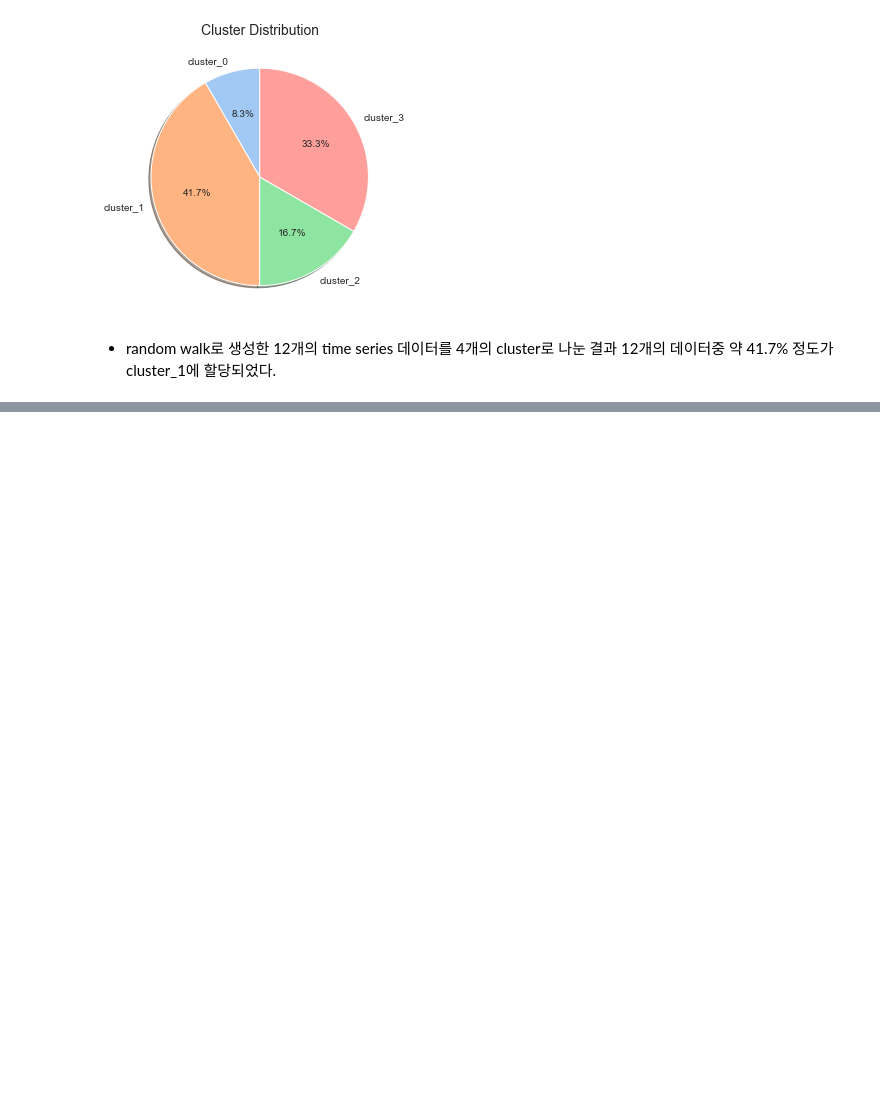
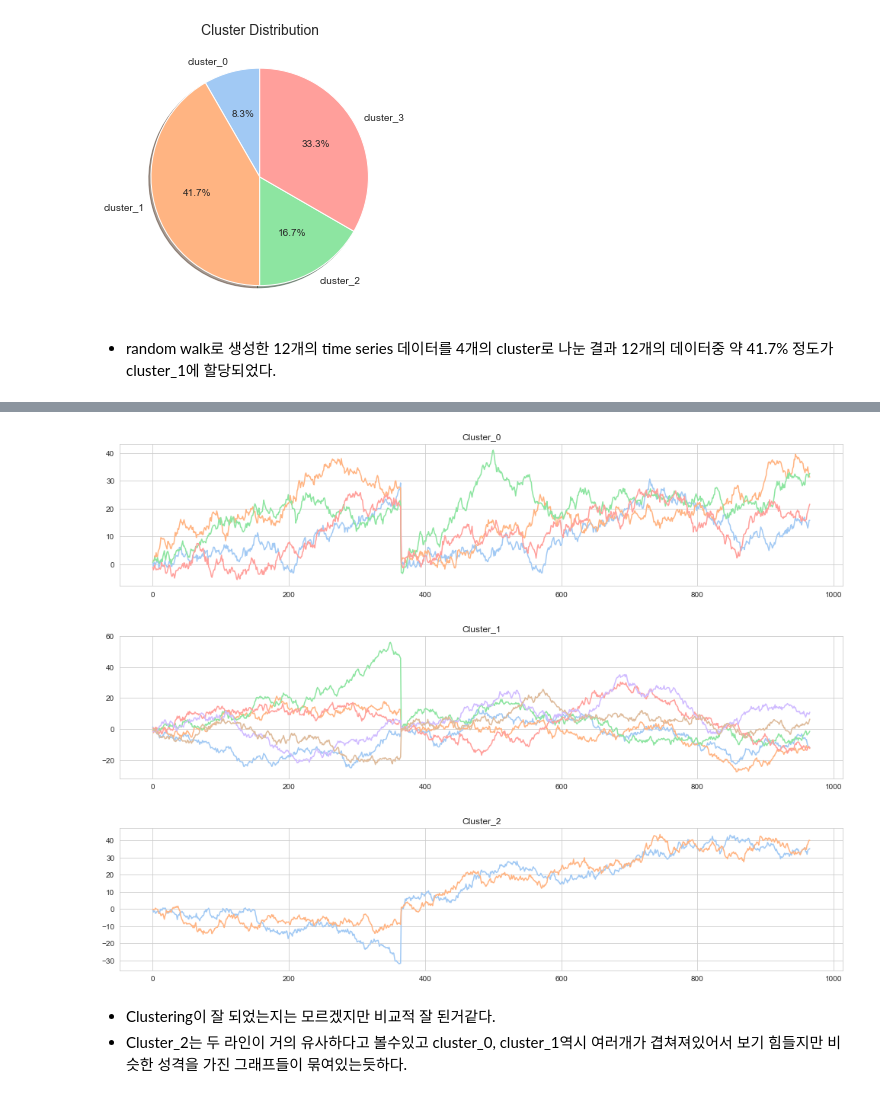
Before and after one commit to 0001010/Learn-Growth, a Jupyter notebook: Time Series/DTW/TimeSeriesKmeans(with.dtw).ipynb, the cells around one changed output, grey strips where cells are left out. Drawn from its saved outputs; the diff is of its cells as text; code cells hidden in the pictures; blank space fills up the shorter version.

```diff
--- a/Time Series/DTW/TimeSeriesKmeans(with.dtw).ipynb
+++ b/Time Series/DTW/TimeSeriesKmeans(with.dtw).ipynb
@@ -117,0 +186,23 @@ plt.show()
+# %%
+plt.figure(figsize = (17, 12))
+
+ax1 = plt.subplot(3,1,1)
+ax2 = plt.subplot(3,1,2)
+ax3 = plt.subplot(3,1,3)
+
+pd.DataFrame(data[[t_data==0]].reshape(-1,966)).T.plot(ax = ax1, legend = None).set_title('Cluster_0', fontsize = 12)
+pd.DataFrame(data[[t_data==1]].reshape(-1,966)).T.plot(ax = ax2, legend = None).set_title('Cluster_1', fontsize = 12)
+pd.DataFrame(data[[t_data==2]].reshape(-1,966)).T.plot(ax = ax3, legend = None).set_title('Cluster_2', fontsize = 12)
+
+plt.subplots_adjust(left = 0.125,
+                    bottom = 0.1,
+                    right = 0.9,
+                    top = 0.9,
+                    wspace = 0.2,
+                    hspace = 0.35)
+plt.show()
+# %% [output]
+[figure, added]
+# %% [markdown]
+- Clustering이 잘 되었는지는 모르겠지만 비교적 잘 된거같다.
+- Cluster_2는 두 라인이 거의 유사하다고 볼수있고 cluster_0, cluster_1역시 여러개가 겹쳐져있어서 보기 힘들지만 비슷한 성격을 가진 그래프들이 묶여있는듯하다.
```
Also changed, not shown: parts of 9 cells of this notebook.
